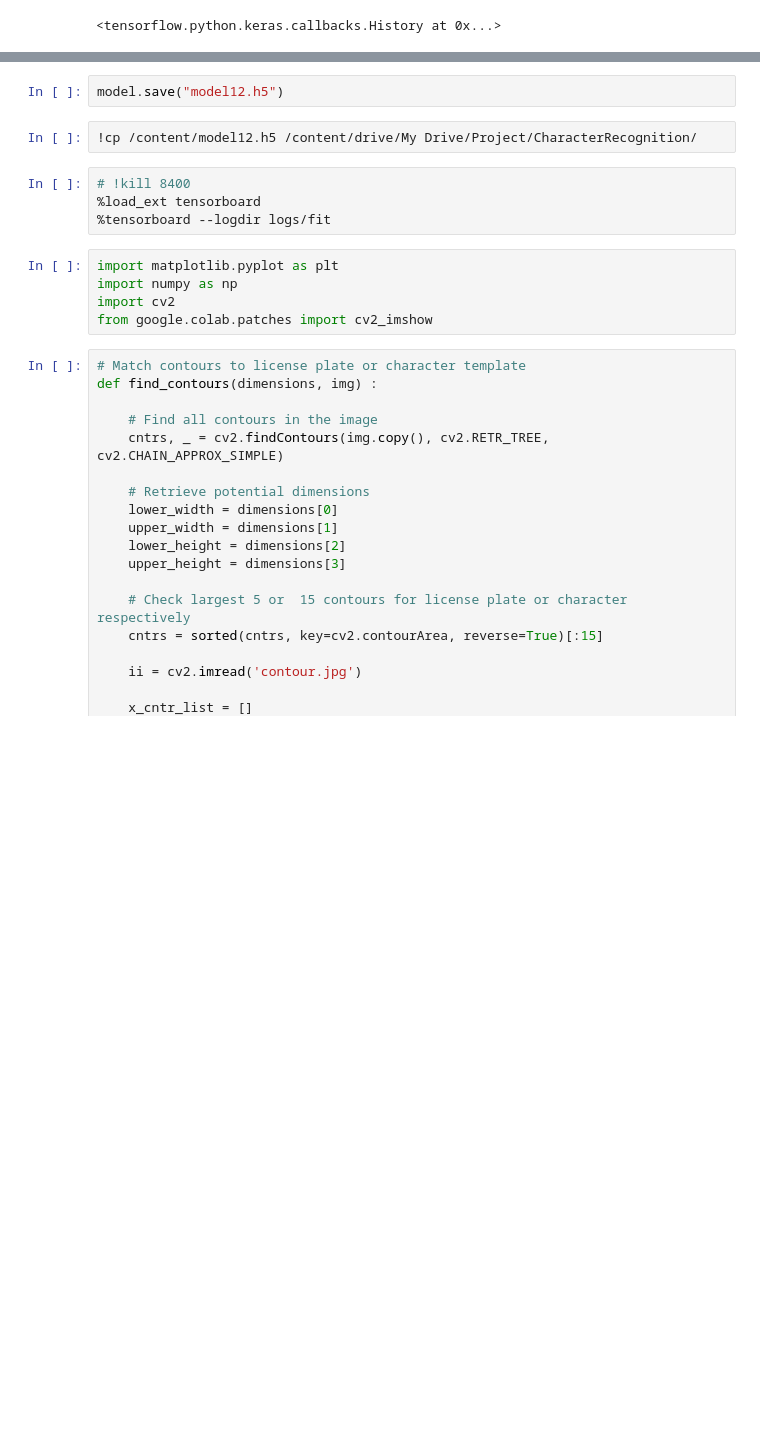
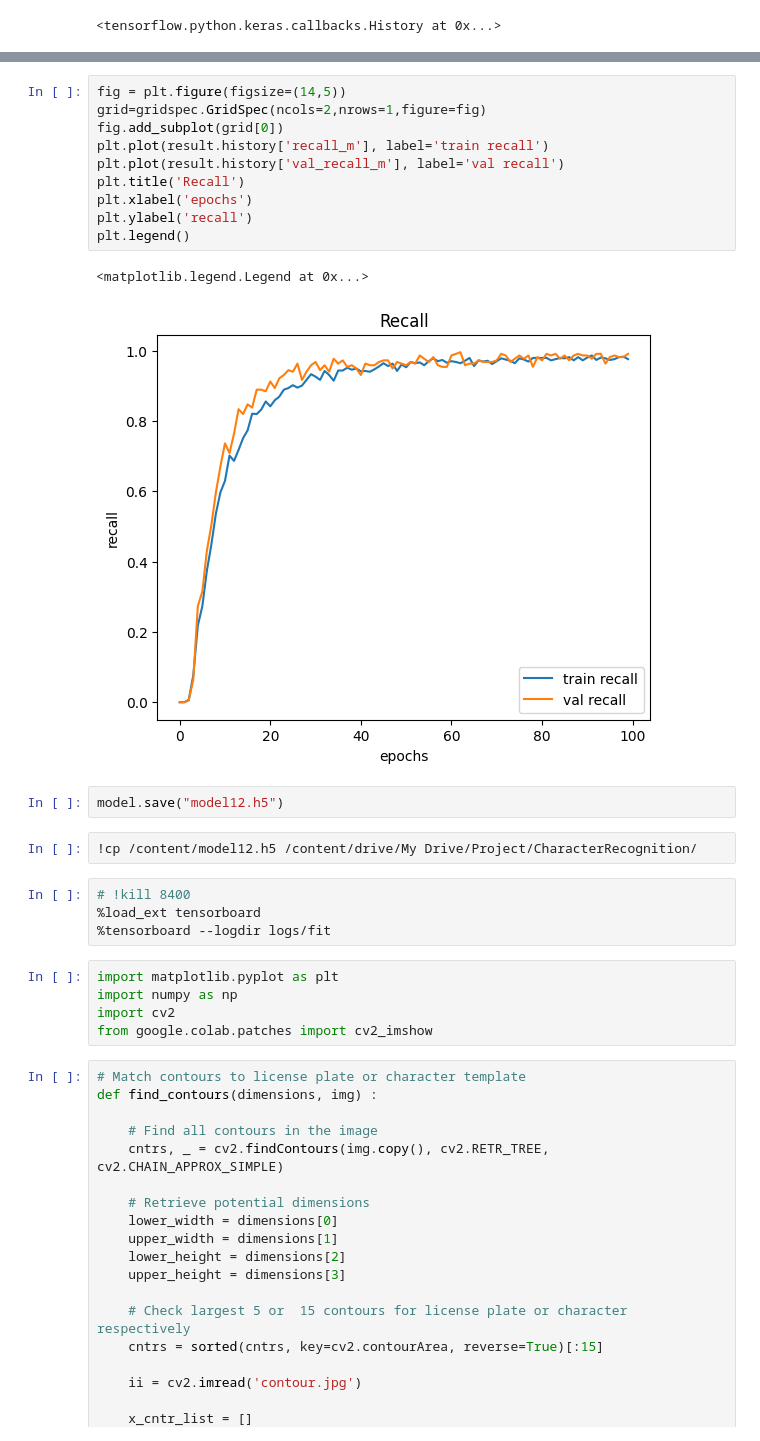
Before and after one commit to OmkarKanade/Vehicle-Detection-And-Plate-Recognition, a Jupyter notebook: Project/CharacterRecognition/Segmentation_and_Prediction.ipynb, the cells around one changed output, grey strips where cells are left out. Cells and saved outputs as stored; diff of their text form; blank space fills up the shorter version.

```diff
--- a/Project/CharacterRecognition/Segmentation_and_Prediction.ipynb
+++ b/Project/CharacterRecognition/Segmentation_and_Prediction.ipynb
@@ -84,3 +149,16 @@ Epoch 23/80
+# %%
+fig = plt.figure(figsize=(14,5))
+grid=gridspec.GridSpec(ncols=2,nrows=1,figure=fig)
+fig.add_subplot(grid[0])
+plt.plot(result.history['recall_m'], label='train recall')
+plt.plot(result.history['val_recall_m'], label='val recall')
+plt.title('Recall')
+plt.xlabel('epochs')
+plt.ylabel('recall')
+plt.legend()
+# %% [output]
+<matplotlib.legend.Legend at 0x...>
+[figure, added]
 # %%
 model.save("model12.h5")
 # %%
```
Also changed, not shown: parts of 5 cells of this notebook.
